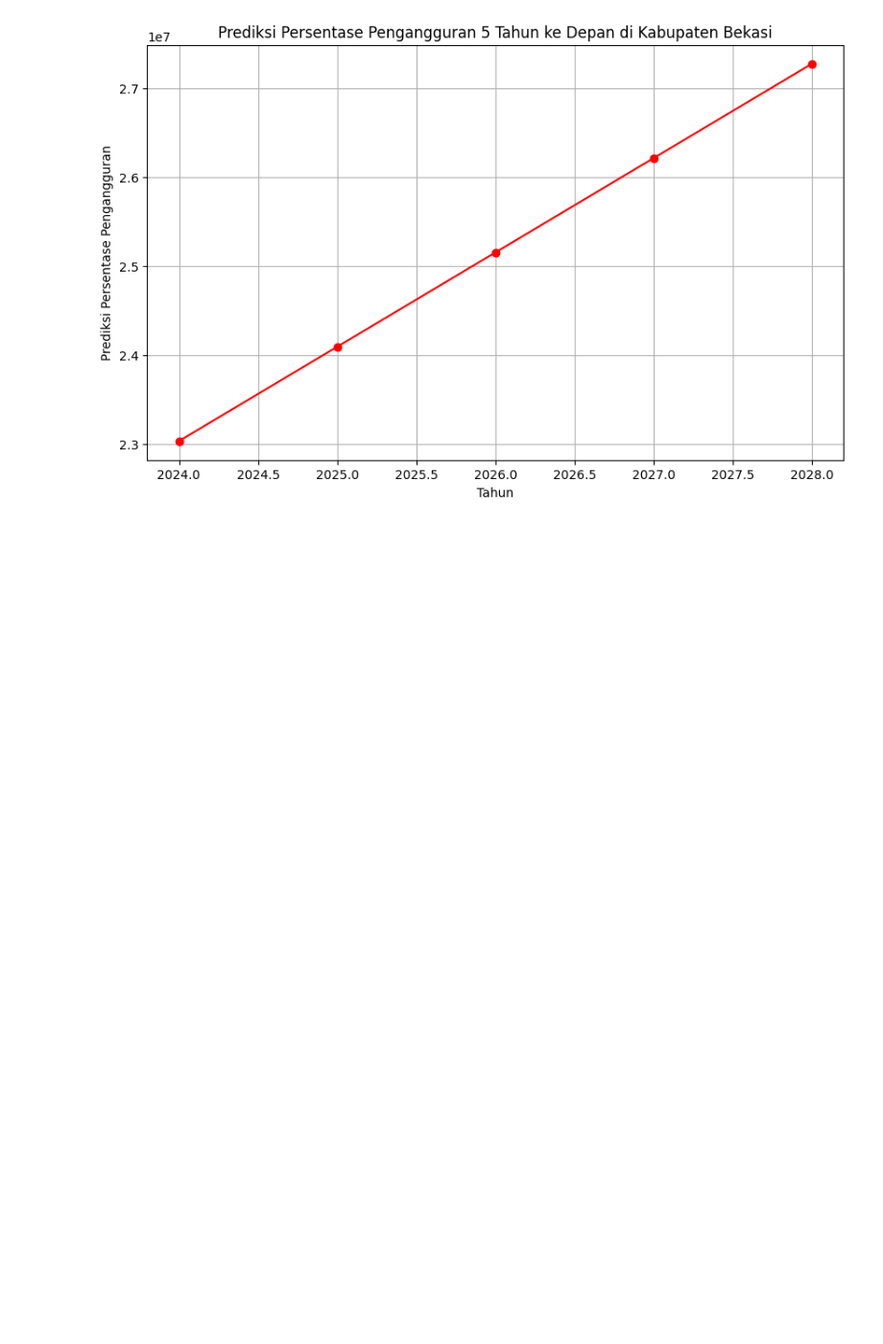
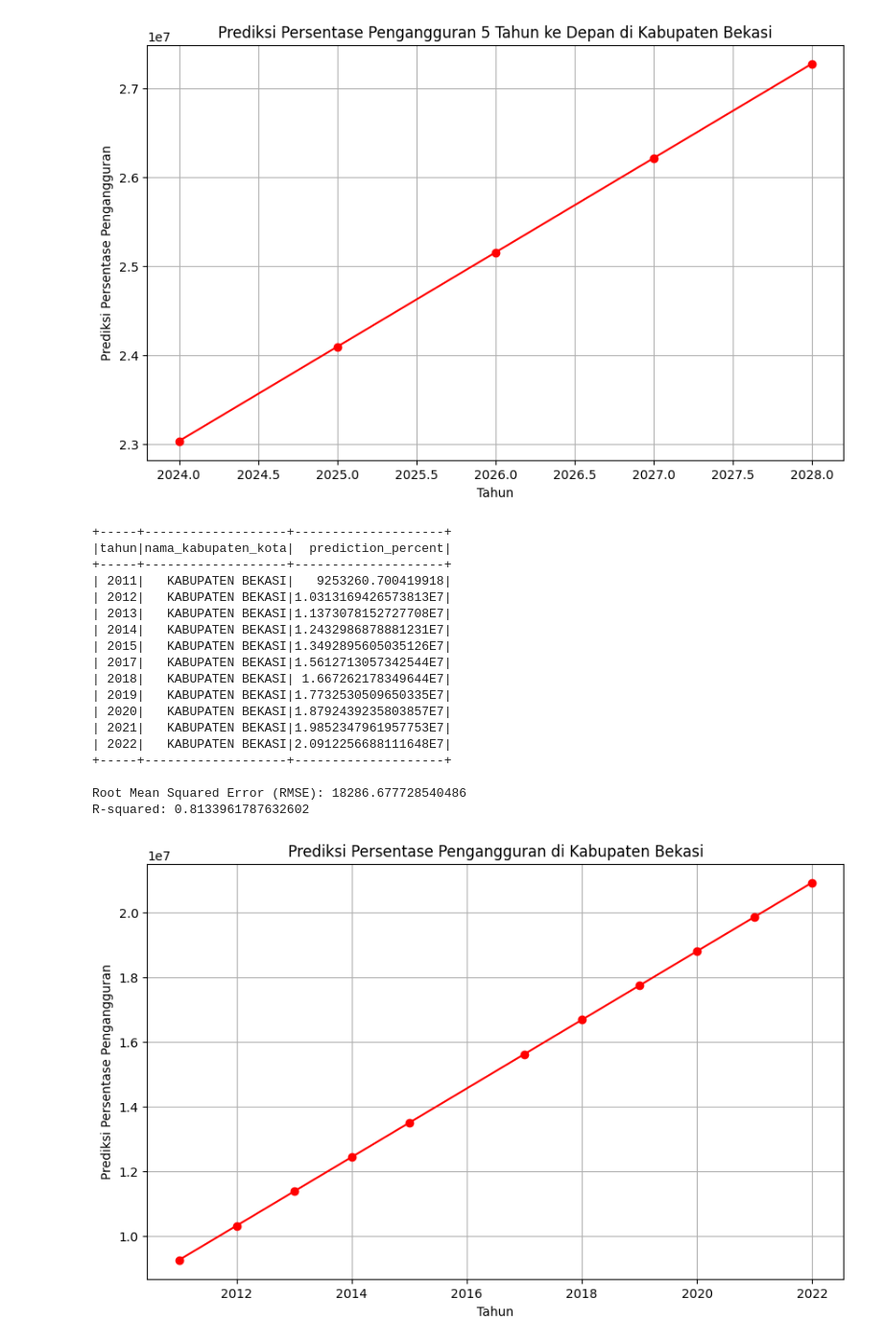
Before and after one commit to kausar-vento/UAS_BIG_DATA, a Jupyter notebook: src/kode_skenario.ipynb, the cells around one changed output. Shown: that part at 96% size. Cells and saved outputs as stored; diff of their text form; code cells hidden in the pictures; blank space fills up the shorter version.

```diff
--- a/src/kode_skenario.ipynb
+++ b/src/kode_skenario.ipynb
@@ -89,3 +89,67 @@ plt.show()
 Root Mean Squared Error (RMSE): 18286.67772854049
 R-squared: 0.8133961787632602
 [figure]
+# %%
+# Import dataset pengangguran
+df = spark.read.csv('/content/drive/MyDrive/Big Data/data.csv', header=True, inferSchema=True)
+
+# Filter dataset untuk Kabupaten Bekasi
+df_bekasi = df.filter(df.nama_kabupaten_kota == 'KABUPATEN BEKASI')
+
+# Grup berdasarkan Kabupaten Bekasi dan menghitung jumlahnya
+df_bekasi_grouped = df_bekasi.groupBy('nama_kabupaten_kota', 'tahun').sum('jumlah_pengangguran').withColumnRenamed('sum(jumlah_pengangguran)', 'total_pengangguran')
+
+# Preprocessing dataset
+assembler = VectorAssembler(inputCols=['tahun'], outputCol='features')
+df_bekasi_grouped = assembler.transform(df_bekasi_grouped)
+
+# Membangun model regresi linear
+lr = LinearRegression(featuresCol='features', labelCol='total_pengangguran')
+model = lr.fit(df_bekasi_grouped)
+
+# Prediksi jumlah pengangguran untuk setiap tahun
+predictions = model.transform(df_bekasi_grouped)
+
+# Mengubah hasil prediksi menjadi persentase
+predictions = predictions.withColumn('prediction_percent', predictions['prediction'] * 100)
+
+# Menampilkan prediksi jumlah pengangguran untuk setiap tahun di Kabupaten Bekasi
+predictions_sorted = predictions.orderBy('tahun')
+predictions_sorted.select('tahun', 'nama_kabupaten_kota', 'prediction_percent').show()
+
+# Prediksi akurasi model
+summary = model.summary
+print("Root Mean Squared Error (RMSE):", summary.rootMeanSquaredError)
+print("R-squared:", summary.r2)
+
+# Visualisasi hasil prediksi
+tahun = predictions_sorted.select('tahun').rdd.flatMap(lambda x: x).collect()
+prediction_percent = predictions_sorted.select('prediction_percent').rdd.flatMap(lambda x: x).collect()
+
+plt.figure(figsize=(10, 6))
+plt.plot(tahun, prediction_percent, color='red', marker='o')
+plt.xlabel('Tahun')
+plt.ylabel('Prediksi Persentase Pengangguran')
+plt.title('Prediksi Persentase Pengangguran di Kabupaten Bekasi')
+plt.grid(True)
+plt.show()
+# %% [output]
++-----+-------------------+--------------------+
+|tahun|nama_kabupaten_kota|  prediction_percent|
++-----+-------------------+--------------------+
+| 2011|   KABUPATEN BEKASI|   9253260.700419918|
+| 2012|   KABUPATEN BEKASI|1.0313169426573813E7|
+| 2013|   KABUPATEN BEKASI|1.1373078152727708E7|
+| 2014|   KABUPATEN BEKASI|1.2432986878881231E7|
+| 2015|   KABUPATEN BEKASI|1.3492895605035126E7|
+| 2017|   KABUPATEN BEKASI|1.5612713057342544E7|
+| 2018|   KABUPATEN BEKASI| 1.667262178349644E7|
+| 2019|   KABUPATEN BEKASI|1.7732530509650335E7|
+| 2020|   KABUPATEN BEKASI|1.8792439235803857E7|
+| 2021|   KABUPATEN BEKASI|1.9852347961957753E7|
+| 2022|   KABUPATEN BEKASI|2.0912256688111648E7|
++-----+-------------------+--------------------+
+
+Root Mean Squared Error (RMSE): 18286.677728540486
+R-squared: 0.8133961787632602
+[figure, added]
```
Also changed, not shown: parts of 1 cell of this notebook.
